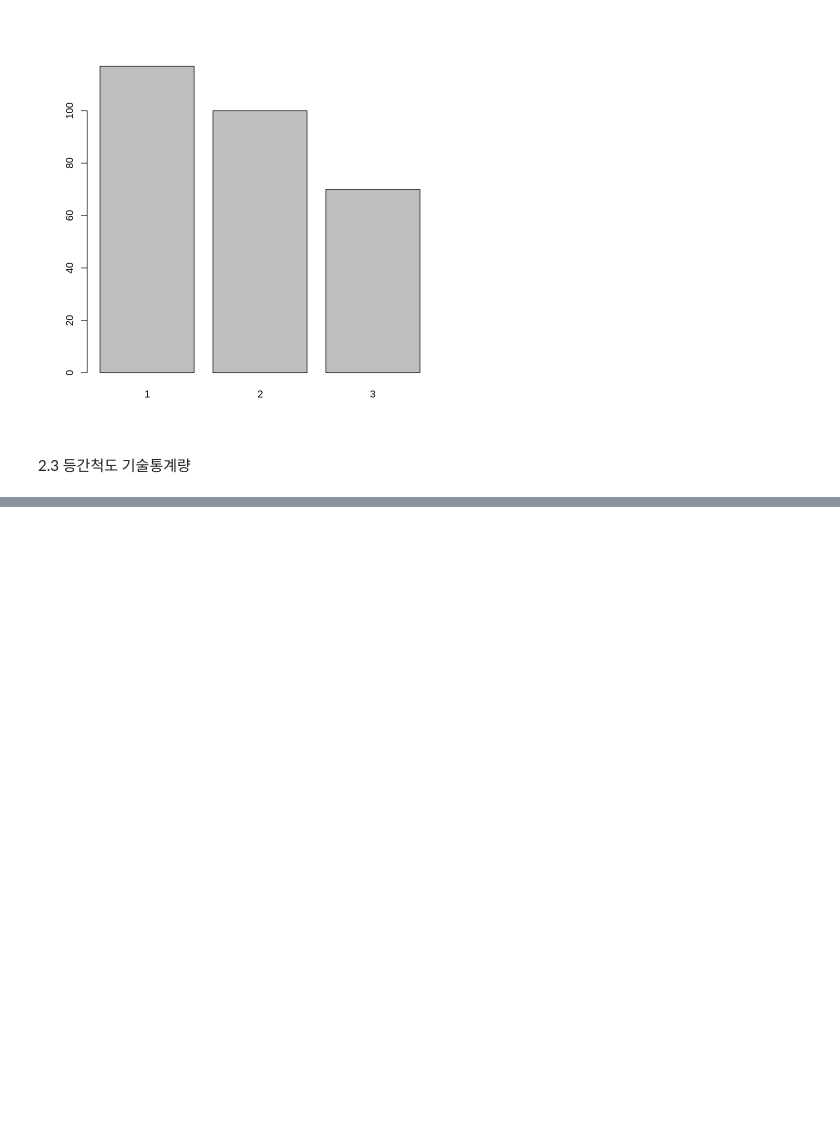
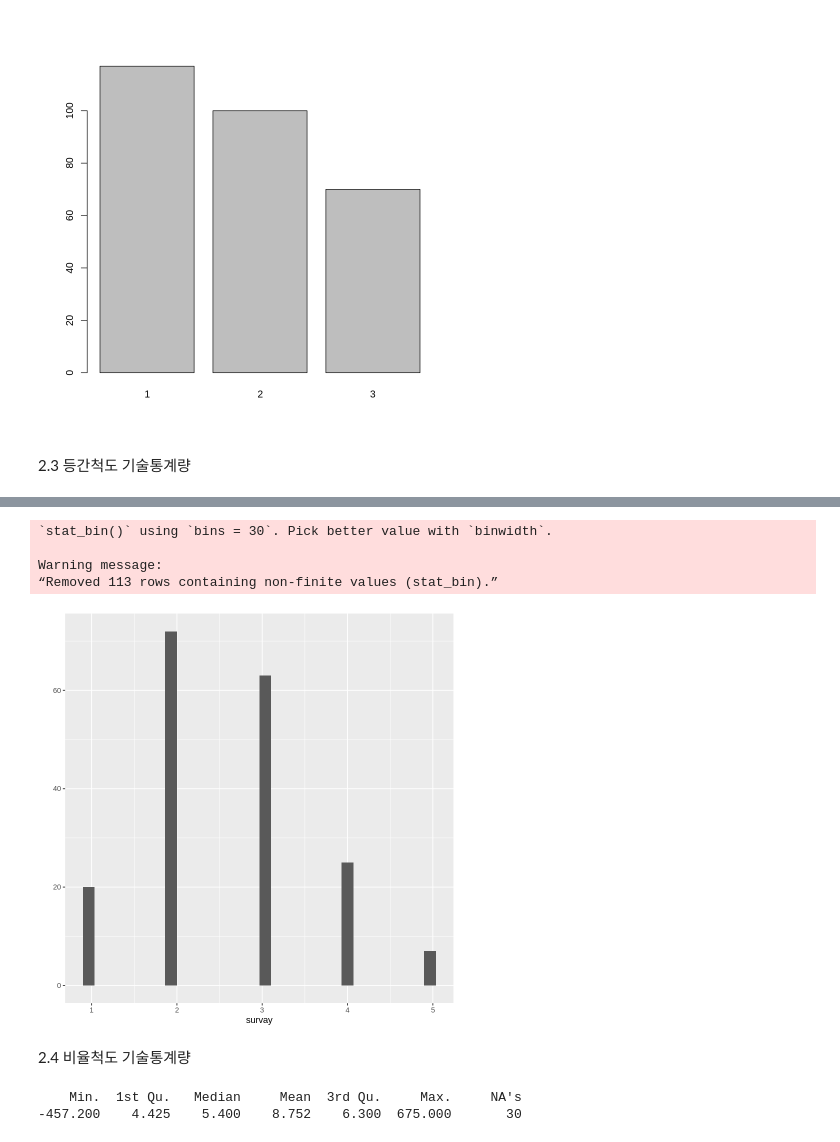
Before and after one commit to gyujin0450/RPRG_PARTIII, a Jupyter notebook: p368_척도별기술통계량.ipynb, the cells around one changed output, grey strips where cells are left out. Drawn from its saved outputs; the diff is of its cells as text; code cells hidden in the pictures; blank space fills up the shorter version.

```diff
--- a/p368_척도별기술통계량.ipynb
+++ b/p368_척도별기술통계량.ipynb
@@ -101,0 +133,15 @@ barplot(y) # 명목/서열척도 -> 막대차트
+# %%
+qplot(survay)
+# %% [output]
+`stat_bin()` using `bins = 30`. Pick better value with `binwidth`.
+
+Warning message:
+“Removed 113 rows containing non-finite values (stat_bin).”
+[figure, added]
+# %% [markdown]
+2.4 비율척도 기술통계량
+# %%
+summary(data$cost) # 요양통계량
+# %% [output]
+    Min.  1st Qu.   Median     Mean  3rd Qu.     Max.     NA's
+-457.200    4.425    5.400    8.752    6.300  675.000       30
```
Also changed, not shown: parts of 23 cells of this notebook.
